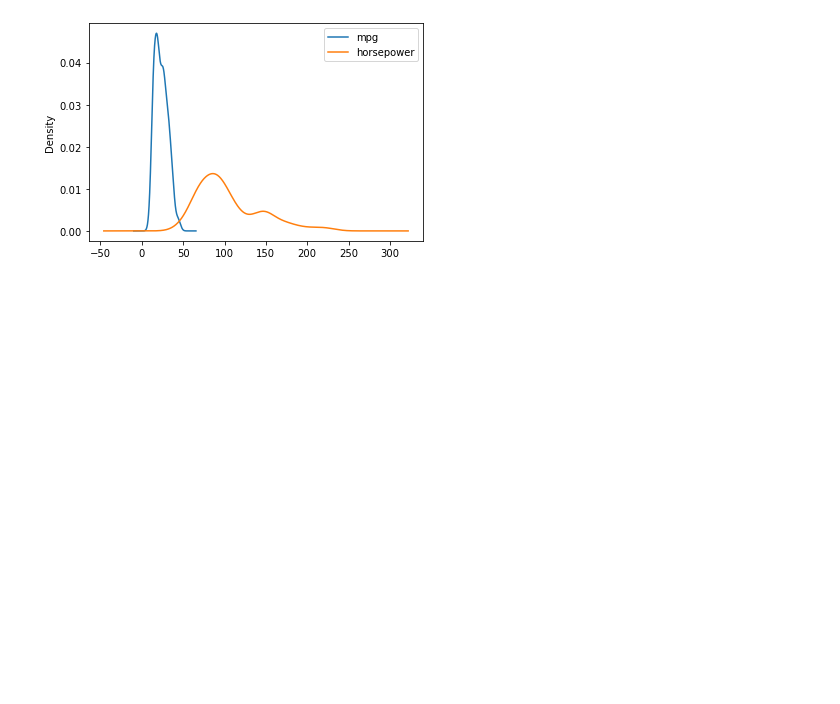
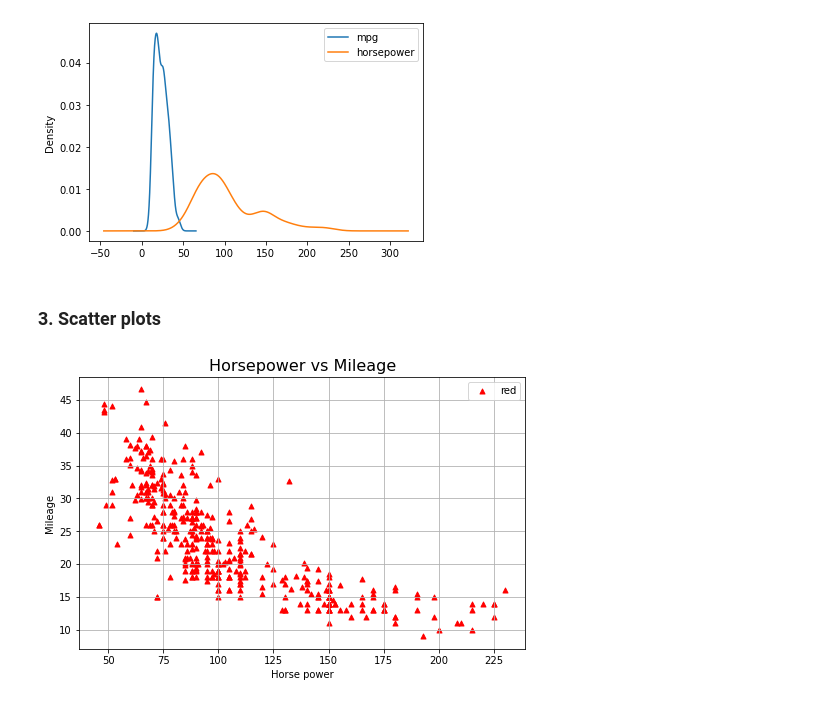
Before and after one commit to sreeh4ri/ictk_projects, a Jupyter notebook: notebooks/ex-matplotlib-basics.ipynb, the cells around one changed output. Saved outputs shown, nothing was run; the diff lists cells and outputs as text; code cells hidden in the pictures; blank space fills up the shorter version.

```diff
--- a/notebooks/ex-matplotlib-basics.ipynb
+++ b/notebooks/ex-matplotlib-basics.ipynb
@@ -170,3 +170,16 @@ acsv[['mpg','horsepower']].plot.kde() # kernel based density estimation
 # %% [output]
 <AxesSubplot:ylabel='Density'>
 [figure]
+# %% [markdown]
+### 3. Scatter plots
+# %%
+# Scatter plots
+plt.figure(figsize=(8,5))
+plt.scatter(acsv['horsepower'],acsv['mpg'], s= 25, c ='red' , marker = '^', label ='red')
+plt.title("Horsepower vs Mileage", fontsize = 16)
+plt.xlabel("Horse power")
+plt.ylabel("Mileage")
+plt.legend() #only needed when u have multiple labels/plots in one fig, use 'label' in scatter
+plt.grid(True)
+# %% [output]
+[figure, added]
```
Also changed, not shown: parts of 4 cells of this notebook, 1 other file.
